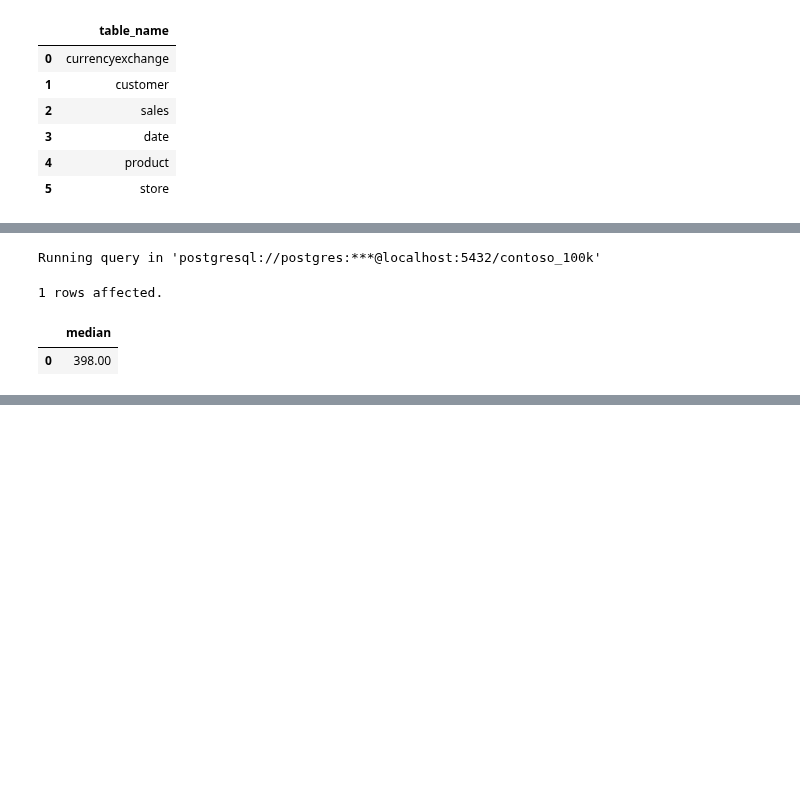
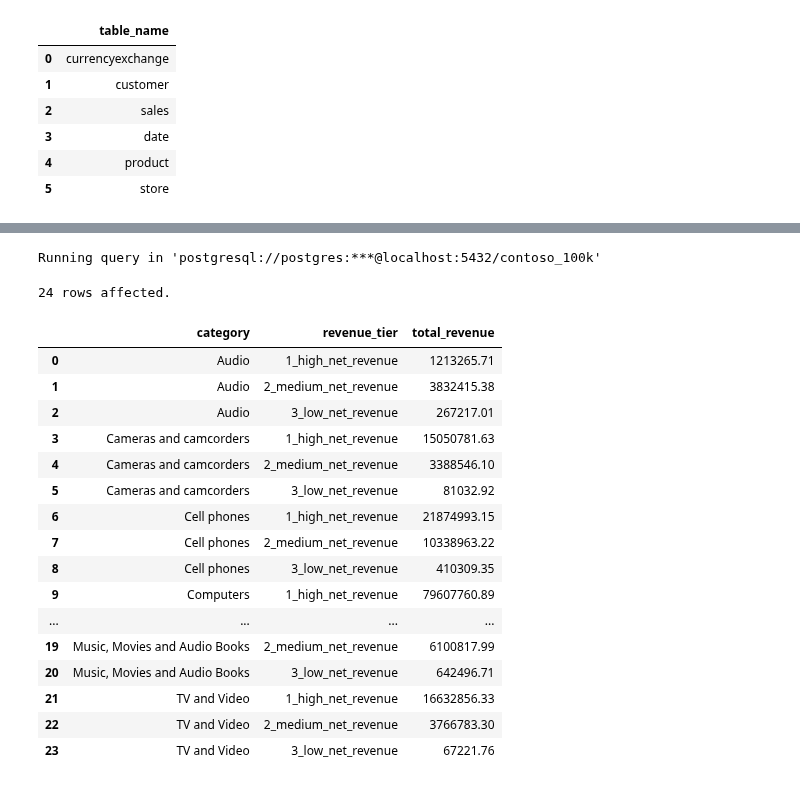
Before and after one commit to anitakehinde/COVID19dataexplorationsql, a Jupyter notebook: Resources/Blank_SQL_Notebook.ipynb, the cells around one changed output, grey strips where cells are left out. Saved outputs shown, nothing was run; the diff lists cells and outputs as text; code cells hidden in the pictures; blank space fills up the shorter version.

```diff
--- a/Resources/Blank_SQL_Notebook.ipynb
+++ b/Resources/Blank_SQL_Notebook.ipynb
@@ -106,17 +76,3 @@ Running query in 'postgresql://postgres:***@localhost:5432/contoso_100k'
-# %%
-%%sql
-
-SELECT
-    percentile_cont(0.5) WITHIN GROUP (ORDER BY (s.quantity * s.netprice * s.exchangerate)) AS median
-FROM
-    sales s
-WHERE
-  s.orderdate BETWEEN '2022-01-01' AND '2023-12-31';
-# %% [output]
-Running query in 'postgresql://postgres:***@localhost:5432/contoso_100k'
-1 rows affected.
-|  | median |
-| 0 | 398.00 |
 # %%
 %%sql
 WITH median_value AS (
@@ -167,3 +123,51 @@ Running query in 'postgresql://postgres:***@localhost:5432/contoso_100k'
 | 5 | Home Appliances | 219797.07 | 6392649.61 | 176261.35 | 5743731.52 |
 | 6 | Music, Movies and Audio Books | 685808.49 | 2303488.80 | 574958.76 | 1605809.37 |
 | 7 | TV and Video | 272338.29 | 5542998.32 | 164275.35 | 4247902.87 |
+# %%
+%%sql
+WITH percentiles AS (
+  SELECT
+    percentile_cont(0.25) WITHIN GROUP (ORDER BY (s.quantity * s.netprice * s.exchangerate)) AS rev_25th_percentile,
+    percentile_cont(0.75) WITHIN GROUP (ORDER BY (s.quantity * s.netprice * s.exchangerate)) AS rev_75th_percentile
+  FROM
+    sales s
+  WHERE
+    s.orderdate BETWEEN '2022-01-01' AND '2023-12-31'
+)
+SELECT
+    p.categoryname AS category,
+    CASE
+        WHEN (S.quantity * s.netprice * s.exchangerate) <= pctl.rev_25th_percentile THEN '3_low_net_revenue'
+        WHEN (S.quantity * s.netprice * s.exchangerate) >= pctl.rev_75th_percentile THEN '1_high_net_revenue'
+        ELSE '2_medium_net_revenue'
+    END AS revenue_tier,
+    SUM(S.quantity * s.netprice * s.exchangerate) AS total_revenue
+FROM
+    sales s
+    LEFT JOIN product p ON s.productkey = p.productkey,
+    percentiles pctl
+GROUP BY
+    p.categoryname,
+    revenue_tier
+ORDER BY
+    p.categoryname, revenue_tier
+# %% [output]
+Running query in 'postgresql://postgres:***@localhost:5432/contoso_100k'
+24 rows affected.
+|  | category | revenue_tier | total_revenue |
+| 0 | Audio | 1_high_net_revenue | 1213265.71 |
+| 1 | Audio | 2_medium_net_revenue | 3832415.38 |
+| 2 | Audio | 3_low_net_revenue | 267217.01 |
+| 3 | Cameras and camcorders | 1_high_net_revenue | 15050781.63 |
+| 4 | Cameras and camcorders | 2_medium_net_revenue | 3388546.10 |
+| 5 | Cameras and camcorders | 3_low_net_revenue | 81032.92 |
+| 6 | Cell phones | 1_high_net_revenue | 21874993.15 |
+| 7 | Cell phones | 2_medium_net_revenue | 10338963.22 |
+| 8 | Cell phones | 3_low_net_revenue | 410309.35 |
+| 9 | Computers | 1_high_net_revenue | 79607760.89 |
+| ... | ... | ... | ... |
+| 19 | Music, Movies and Audio Books | 2_medium_net_revenue | 6100817.99 |
+| 20 | Music, Movies and Audio Books | 3_low_net_revenue | 642496.71 |
+| 21 | TV and Video | 1_high_net_revenue | 16632856.33 |
+| 22 | TV and Video | 2_medium_net_revenue | 3766783.30 |
+| 23 | TV and Video | 3_low_net_revenue | 67221.76 |
```
Also changed, not shown: parts of 6 cells of this notebook.
